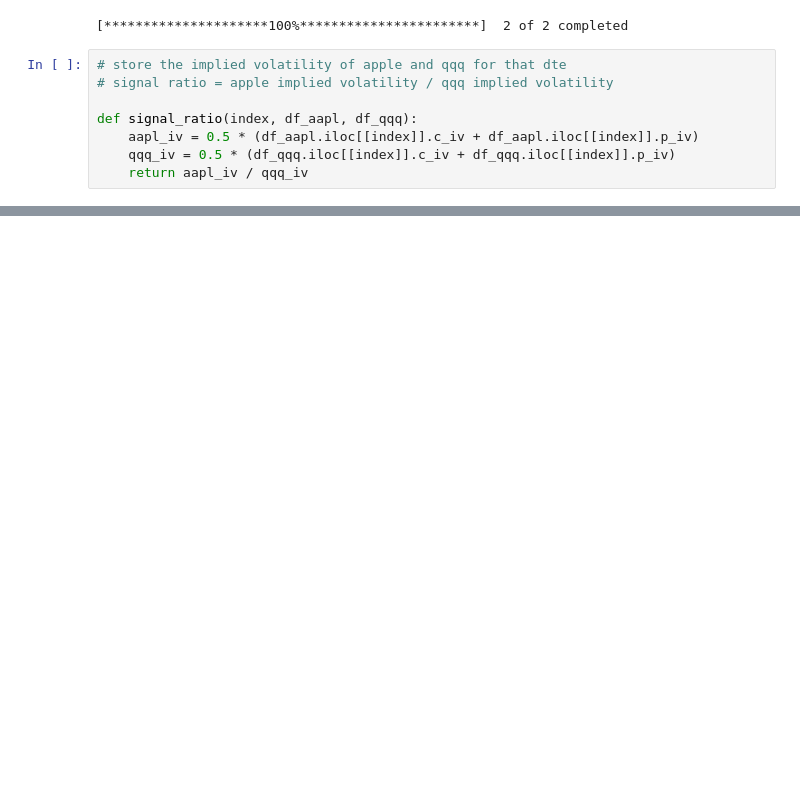
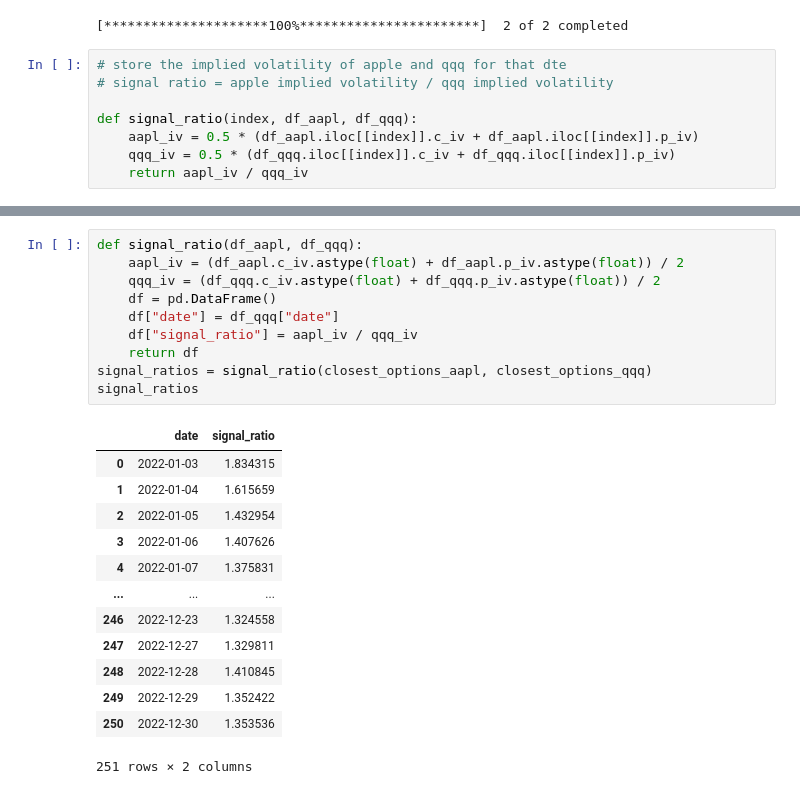
Before and after one commit to bananacheesepotato/derivatives_SP23, a Jupyter notebook: project.ipynb, the cells around one changed output, grey strips where cells are left out. Drawn from its saved outputs; the diff is of its cells as text; blank space fills up the shorter version.

```diff
--- a/project.ipynb
+++ b/project.ipynb
@@ -377,0 +688,24 @@ def runDeltaHedge(optStrike, optExp, entryDate):
+# %%
+def signal_ratio(df_aapl, df_qqq):
+    aapl_iv = (df_aapl.c_iv.astype(float) + df_aapl.p_iv.astype(float)) / 2
+    qqq_iv = (df_qqq.c_iv.astype(float) + df_qqq.p_iv.astype(float)) / 2
+    df = pd.DataFrame()
+    df["date"] = df_qqq["date"]
+    df["signal_ratio"] = aapl_iv / qqq_iv
+    return df
+signal_ratios = signal_ratio(closest_options_aapl, closest_options_qqq)
+signal_ratios
+# %% [output]
+|  | date | signal_ratio |
+| 0 | 2022-01-03 | 1.834315 |
+| 1 | 2022-01-04 | 1.615659 |
+| 2 | 2022-01-05 | 1.432954 |
+| 3 | 2022-01-06 | 1.407626 |
+| 4 | 2022-01-07 | 1.375831 |
+| ... | ... | ... |
+| 246 | 2022-12-23 | 1.324558 |
+| 247 | 2022-12-27 | 1.329811 |
+| 248 | 2022-12-28 | 1.410845 |
+| 249 | 2022-12-29 | 1.352422 |
+| 250 | 2022-12-30 | 1.353536 |
+251 rows × 2 columns
```
Also changed, not shown: parts of 24 cells of this notebook.
